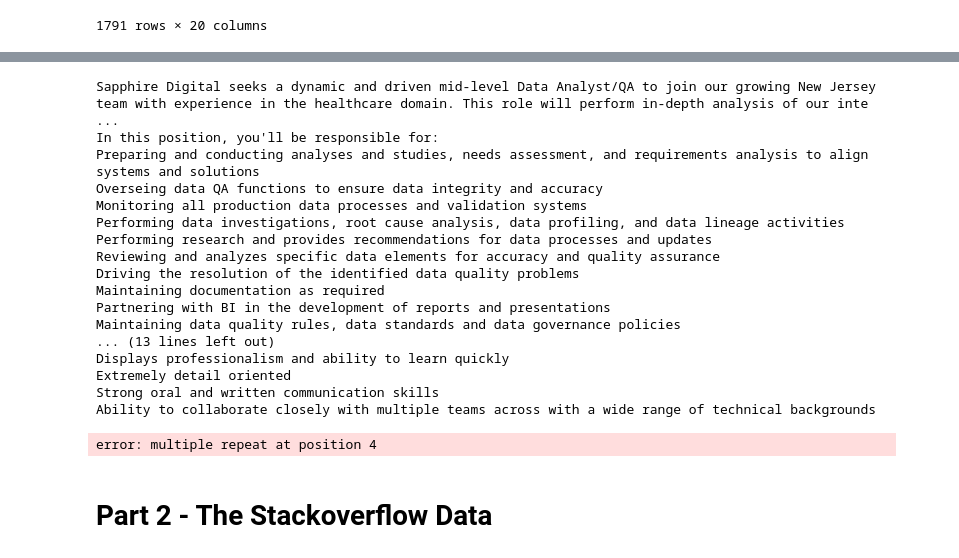
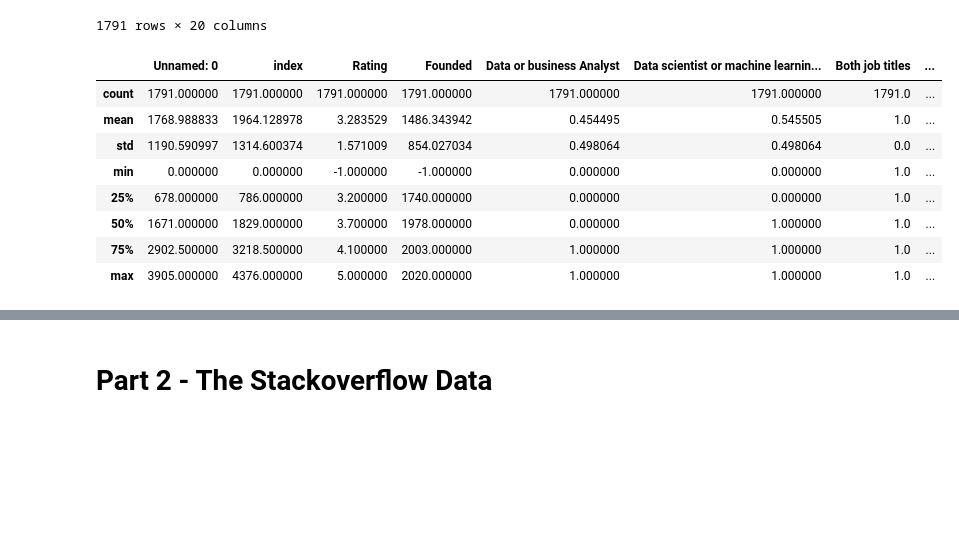
Before and after one commit to judithleao/Difference-DataAnalysts-and-DataScientists, a Jupyter notebook: code/a1-v1.ipynb, the cells around one changed output, grey strips where cells are left out. Saved outputs shown, nothing was run; the diff lists cells and outputs as text; code cells hidden in the pictures; blank space fills up the shorter version.

```diff
--- a/code/a1-v1.ipynb
+++ b/code/a1-v1.ipynb
@@ -254,6 +278,18 @@ for i in full_list:
     r2 = r"[\s.,;:/)]"
     regex_string = re.compile(r1 + re.escape(i) + r2, re.IGNORECASE)
     dfk_f.loc[dfk_f['Job Description'].str.contains(regex_string),i] = 1
+# %%
+dfk_f.describe()
+# %% [output]
+|  | Unnamed: 0 | index | Rating | Founded | Data or business Analyst | Data scientist or machine learnin... | Both job titles | ... |
+| count | 1791.000000 | 1791.000000 | 1791.000000 | 1791.000000 | 1791.000000 | 1791.000000 | 1791.0 | ... |
+| mean | 1768.988833 | 1964.128978 | 3.283529 | 1486.343942 | 0.454495 | 0.545505 | 1.0 | ... |
+| std | 1190.590997 | 1314.600374 | 1.571009 | 854.027034 | 0.498064 | 0.498064 | 0.0 | ... |
+| min | 0.000000 | 0.000000 | -1.000000 | -1.000000 | 0.000000 | 0.000000 | 1.0 | ... |
+| 25% | 678.000000 | 786.000000 | 3.200000 | 1740.000000 | 0.000000 | 0.000000 | 1.0 | ... |
+| 50% | 1671.000000 | 1829.000000 | 3.700000 | 1978.000000 | 0.000000 | 1.000000 | 1.0 | ... |
+| 75% | 2902.500000 | 3218.500000 | 4.100000 | 2003.000000 | 1.000000 | 1.000000 | 1.0 | ... |
+| max | 3905.000000 | 4376.000000 | 5.000000 | 2020.000000 | 1.000000 | 1.000000 | 1.0 | ... |
 # %%
 dfk_f.head(5)
 # %% [output]
@@ -263,32 +299,6 @@ dfk_f.head(5)
 | 3 | 3 | 3 | Data Analyst | $111K-$181K (Glassdoor est.) | Sapphire Digital seeks a dynamic ... | 3.4 | Sapphire Digital\n3.4 | Lyndhurst, NJ | ... |
 | 5 | 5 | 5 | Data Scientist | $111K-$181K (Glassdoor est.) | Job Brief\n\nThe ideal candidate ... | 2.9 | IFG Companies\n2.9 | New York, NY | ... |
 | 10 | 10 | 10 | Data Scientist | $111K-$181K (Glassdoor est.) | Company Description:\n\nQuartet i... | 3.9 | Quartet Health\n3.9 | New York, NY | ... |
-# %%
-print(dfk_f.iloc[2,4])
-# %% [output]
-Sapphire Digital seeks a dynamic and driven mid-level Data Analyst/QA to join our growing New Jersey team with experience in the healthcare domain. This role will perform in-depth analysis of our inte ...
-In this position, you'll be responsible for:
-Preparing and conducting analyses and studies, needs assessment, and requirements analysis to align systems and solutions
-Overseing data QA functions to ensure data integrity and accuracy
-Monitoring all production data processes and validation systems
-Performing data investigations, root cause analysis, data profiling, and data lineage activities
-Performing research and provides recommendations for data processes and updates
-Reviewing and analyzes specific data elements for accuracy and quality assurance
-Driving the resolution of the identified data quality problems
-Maintaining documentation as required
-Partnering with BI in the development of reports and presentations
-Maintaining data quality rules, data standards and data governance policies
-... (13 lines left out)
-Displays professionalism and ability to learn quickly
-Extremely detail oriented
-Strong oral and written communication skills
-Ability to collaborate closely with multiple teams across with a wide range of technical backgrounds
-# %%
-for i in full_list:
-    regex_string = '\s' + i + '[\s.,;/]'
-    dfk_f.loc[dfk_f['Job Description'].str.contains(regex_string),i] = 1
-# %% [output]
-error: multiple repeat at position 4
 # %% [markdown]
 # Part 2 - The Stackoverflow Data
 # %% [markdown]
```
Also changed, not shown: parts of 6 cells of this notebook.
